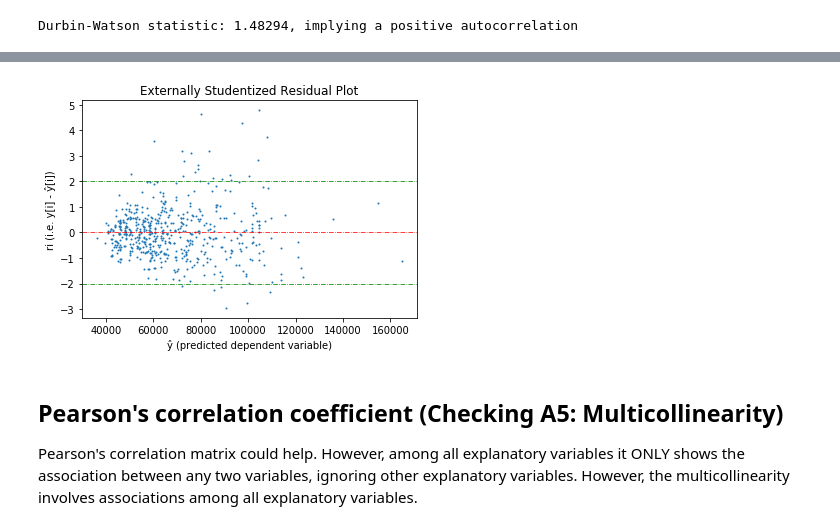
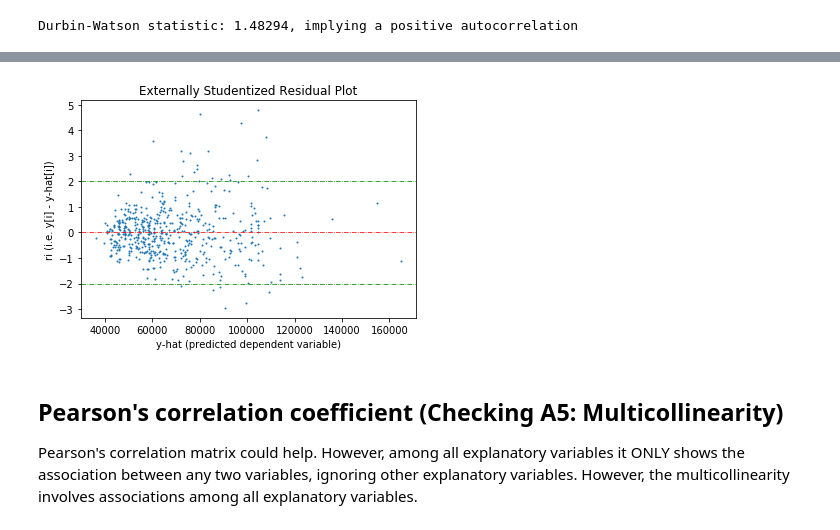
Before and after one commit to alex-lt-kong/data-science, a Jupyter notebook: linear-regression-assumptions/linear-regression-assumptions.ipynb, the cells around one changed output, grey strips where cells are left out. Cells and saved outputs as stored; diff of their text form; code cells hidden in the pictures.

```diff
--- a/linear-regression-assumptions/linear-regression-assumptions.ipynb
+++ b/linear-regression-assumptions/linear-regression-assumptions.ipynb
@@ -178,20 +178,20 @@ Durbin-Watson statistic: 1.48294, implying a positive autocorrelation
 # %%
 import matplotlib.pyplot as plt
 extresid = model.get_influence().resid_studentized_external
 pred = model.predict()
 
 plt.scatter(pred, extresid, s = 1)
-plt.xlabel('ŷ (predicted dependent variable)')
-plt.ylabel('ri (i.e. y[i] - ŷ[i])')
+plt.xlabel('y-hat (predicted dependent variable)')
+plt.ylabel('ri (i.e. y[i] - y-hat[i])')
 plt.axhline(y=2, color='g', linestyle='-.', linewidth = 0.75)
 plt.axhline(y=0, color='r', linestyle='-.', linewidth = 0.75)
 plt.axhline(y=-2, color='g', linestyle='-.', linewidth = 0.75)
 plt.title('Externally Studentized Residual Plot')
 plt.show()
 
 ## T-Test for sample mean (Checking A1: Zero Mean)
 # %% [output]
-[figure, old version]
+[figure, new version]
 # %% [markdown]
 ## Pearson's correlation coefficient (Checking A5: Multicollinearity)
 
```
Also changed, not shown: parts of 20 cells of this notebook, 1 other file.
